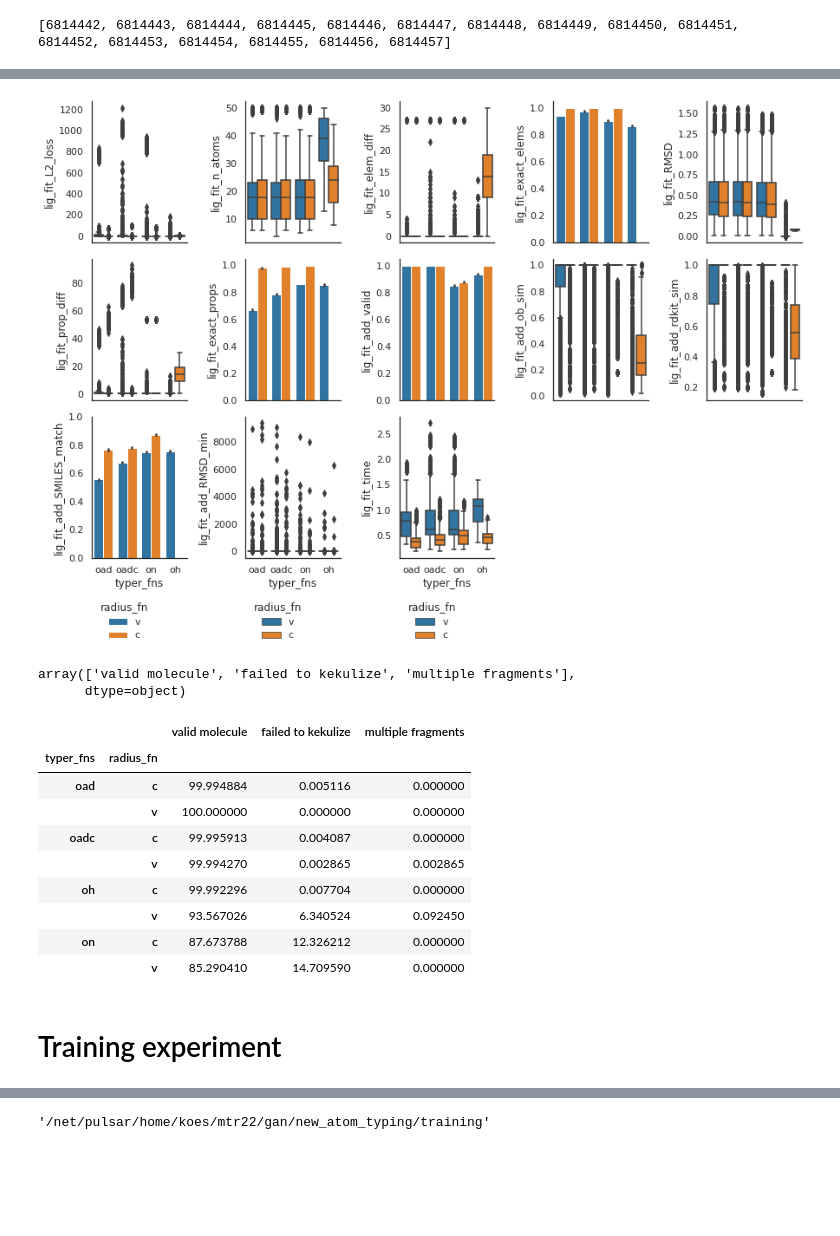
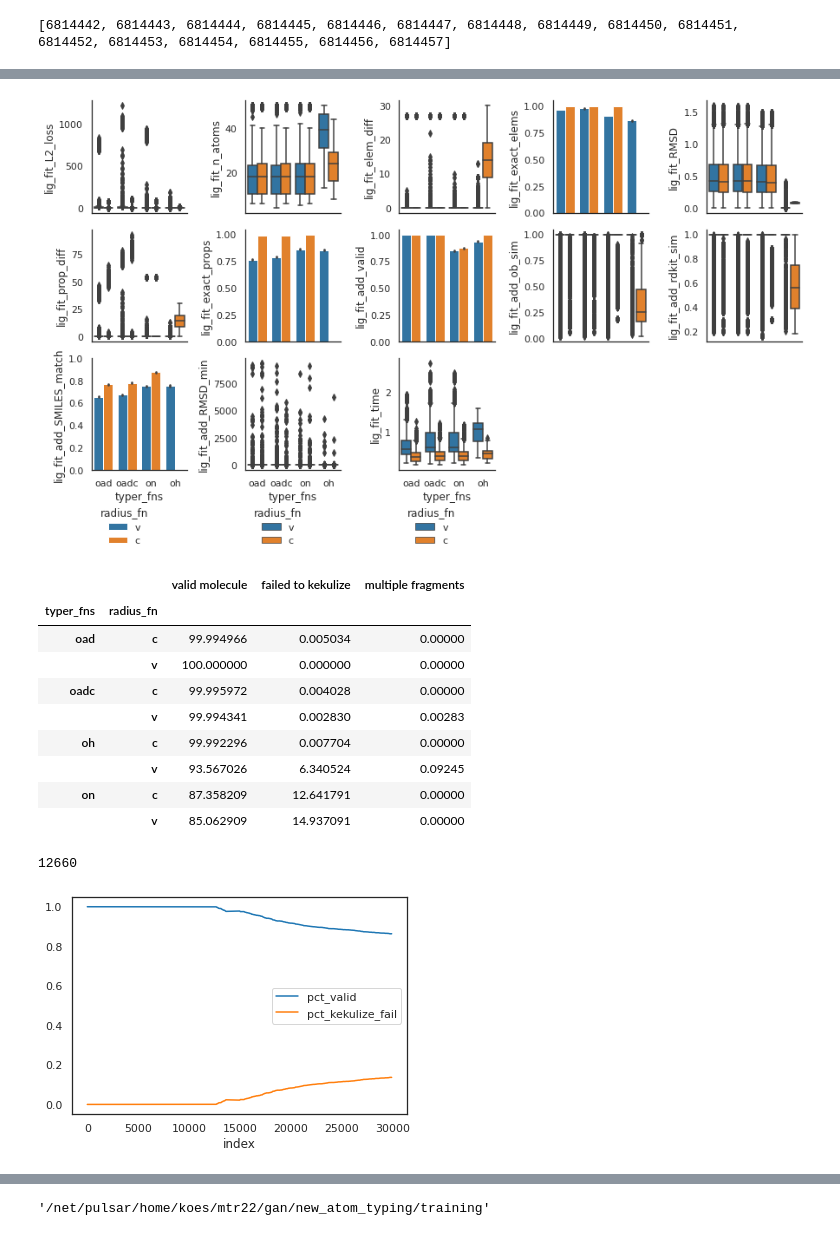
Before and after one commit to mattragoza/ipython-notebooks, a Jupyter notebook: new_atom_typing.ipynb, the cells around one changed output, grey strips where cells are left out. Saved outputs shown, nothing was run; the diff lists cells and outputs as text; code cells hidden in the pictures; blank space fills up the shorter version.

```diff
--- a/new_atom_typing.ipynb
+++ b/new_atom_typing.ipynb
@@ -508,3 +590,0 @@ fit_df.set_index(['job_id', 'job_name'])[['runtime', 'node_id', 'job_state', 'st
-# %%
-fit_metrics = param_search.metrics(fit_job_files, metric_pat='(.*)metrics')
-fit_metrics
@@ -550,48 +616,44 @@ sns.set_context('notebook')
 
 def my_plot(*args, **kwargs):
     y = kwargs['y']
-    if 'valid' in y or 'SMILES_match' in y or 'exact' in y:
+    if 'valid' in y or 'match' in y or 'exact' in y:
         return sns.barplot(*args, **kwargs)
     else:
         return sns.boxplot(*args, **kwargs)
 
 plot_df = fit_metrics.reset_index()
 
 fig = param_search.plot(
     plot_df, #[plot_df['radius_fn'] == 'c'],
     x='typer_fns',
     y=[
         'lig_fit_L2_loss',
         'lig_fit_n_atoms',
         'lig_fit_elem_diff',
         'lig_fit_exact_elems',
         'lig_fit_RMSD',
 
         'lig_fit_prop_diff',
         'lig_fit_exact_props',
         'lig_fit_add_valid',
         'lig_fit_add_ob_sim',
         'lig_fit_add_rdkit_sim',
 
         'lig_fit_add_SMILES_match',
         'lig_fit_add_RMSD_min',
         'lig_fit_time',
     ],
     hue='radius_fn',
     n_cols=5,
     width=2.5,
-    height=3,
+    height=2.5,
     plot_func=my_plot,
     ylim=dict(lig_fit_add_SMILES_match=[0,1])
 )
 # %% [output]
-[figure, old version]
+[figure, new version]
-# %%
-plot_df['lig_fit_add_reason'].unique()
-# %% [output]
-array(['valid molecule', 'failed to kekulize', 'multiple fragments'],
-      dtype=object)
 # %%
+plot_df = fit_metrics.reset_index()
 reasons = plot_df['lig_fit_add_reason'].unique()
 for r in reasons:
     plot_df[r] = (plot_df['lig_fit_add_reason'] == r)
@@ -600,13 +662,27 @@ plot_df.groupby(['typer_fns', 'radius_fn'])[reasons].mean() * 100
 # %% [output]
 |  |  | valid molecule | failed to kekulize | multiple fragments |
 | typer_fns | radius_fn |  |  |  |
-| oad | c | 99.994884 | 0.005116 | 0.000000 |
-|  | v | 100.000000 | 0.000000 | 0.000000 |
-| oadc | c | 99.995913 | 0.004087 | 0.000000 |
-|  | v | 99.994270 | 0.002865 | 0.002865 |
-| oh | c | 99.992296 | 0.007704 | 0.000000 |
-|  | v | 93.567026 | 6.340524 | 0.092450 |
-| on | c | 87.673788 | 12.326212 | 0.000000 |
-|  | v | 85.290410 | 14.709590 | 0.000000 |
+| oad | c | 99.994966 | 0.005034 | 0.00000 |
+|  | v | 100.000000 | 0.000000 | 0.00000 |
+| oadc | c | 99.995972 | 0.004028 | 0.00000 |
+|  | v | 99.994341 | 0.002830 | 0.00283 |
+| oh | c | 99.992296 | 0.007704 | 0.00000 |
+|  | v | 93.567026 | 6.340524 | 0.09245 |
+| on | c | 87.358209 | 12.641791 | 0.00000 |
+|  | v | 85.062909 | 14.937091 | 0.00000 |
-# %% [markdown]
-# Training experiment
+# %%
+plot_df = fit_metrics.reset_index()
+plot_df = plot_df[plot_df['job_name'] == 'fit_on-v_0']
+
+plot_df['n_mols'] = plot_df['index'] + 1
+plot_df['pct_valid'] = plot_df['lig_valid'].cumsum() / plot_df['n_mols']
+plot_df['pct_kekulize_fail'] = (plot_df['lig_reason'] == 'failed to kekulize').cumsum() / plot_df['n_mols']
+
+plot_df.plot(x='index', y=['pct_valid', 'pct_kekulize_fail'])
+
+fit_metrics[fit_metrics['lig_valid']].groupby('job_name')
+first_invalid_idx = plot_df[plot_df['lig_valid'] == False]['index'].iloc[0]
+first_invalid_idx
+# %% [output]
+12660
+[figure, added]
```
Also changed, not shown: parts of 28 cells of this notebook.
